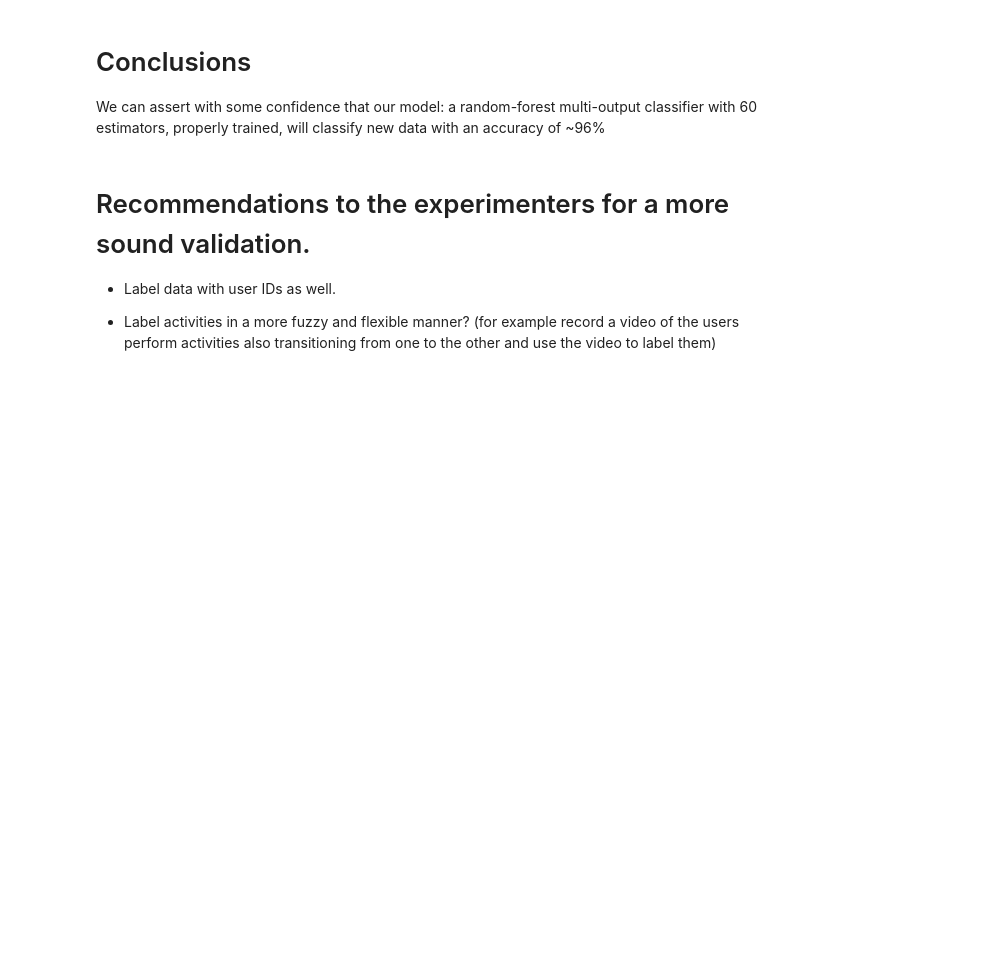
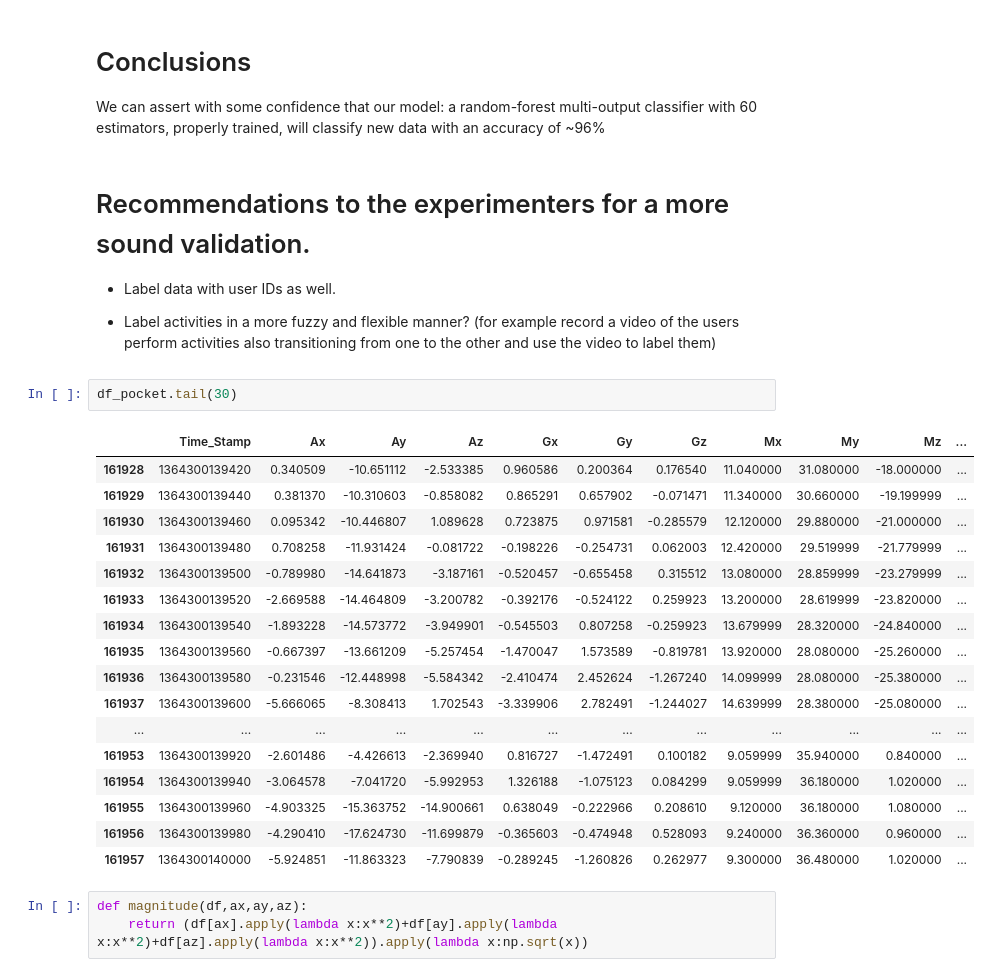
Before and after one commit to AndreaMassari/activity_recognition, a Jupyter notebook: Activity_Recognition.ipynb, the cells around one changed output. Saved outputs shown, nothing was run; the diff lists cells and outputs as text; blank space fills up the shorter version.

```diff
--- a/Activity_Recognition.ipynb
+++ b/Activity_Recognition.ipynb
@@ -391,3 +467,26 @@ We can assert with some confidence that our model: a random-forest multi-output
 - Label data with user IDs as well.
 
 - Label activities in a more fuzzy and flexible manner? (for example record a video of the users perform activities also transitioning from one to the other and use the video to label them)
+# %%
+df_pocket.tail(30)
+# %% [output]
+|  | Time_Stamp | Ax | Ay | Az | Gx | Gy | Gz | Mx | My | Mz | ... |
+| 161928 | 1364300139420 | 0.340509 | -10.651112 | -2.533385 | 0.960586 | 0.200364 | 0.176540 | 11.040000 | 31.080000 | -18.000000 | ... |
+| 161929 | 1364300139440 | 0.381370 | -10.310603 | -0.858082 | 0.865291 | 0.657902 | -0.071471 | 11.340000 | 30.660000 | -19.199999 | ... |
+| 161930 | 1364300139460 | 0.095342 | -10.446807 | 1.089628 | 0.723875 | 0.971581 | -0.285579 | 12.120000 | 29.880000 | -21.000000 | ... |
+| 161931 | 1364300139480 | 0.708258 | -11.931424 | -0.081722 | -0.198226 | -0.254731 | 0.062003 | 12.420000 | 29.519999 | -21.779999 | ... |
+| 161932 | 1364300139500 | -0.789980 | -14.641873 | -3.187161 | -0.520457 | -0.655458 | 0.315512 | 13.080000 | 28.859999 | -23.279999 | ... |
+| 161933 | 1364300139520 | -2.669588 | -14.464809 | -3.200782 | -0.392176 | -0.524122 | 0.259923 | 13.200000 | 28.619999 | -23.820000 | ... |
+| 161934 | 1364300139540 | -1.893228 | -14.573772 | -3.949901 | -0.545503 | 0.807258 | -0.259923 | 13.679999 | 28.320000 | -24.840000 | ... |
+| 161935 | 1364300139560 | -0.667397 | -13.661209 | -5.257454 | -1.470047 | 1.573589 | -0.819781 | 13.920000 | 28.080000 | -25.260000 | ... |
+| 161936 | 1364300139580 | -0.231546 | -12.448998 | -5.584342 | -2.410474 | 2.452624 | -1.267240 | 14.099999 | 28.080000 | -25.380000 | ... |
+| 161937 | 1364300139600 | -5.666065 | -8.308413 | 1.702543 | -3.339906 | 2.782491 | -1.244027 | 14.639999 | 28.380000 | -25.080000 | ... |
+| ... | ... | ... | ... | ... | ... | ... | ... | ... | ... | ... | ... |
+| 161953 | 1364300139920 | -2.601486 | -4.426613 | -2.369940 | 0.816727 | -1.472491 | 0.100182 | 9.059999 | 35.940000 | 0.840000 | ... |
+| 161954 | 1364300139940 | -3.064578 | -7.041720 | -5.992953 | 1.326188 | -1.075123 | 0.084299 | 9.059999 | 36.180000 | 1.020000 | ... |
+| 161955 | 1364300139960 | -4.903325 | -15.363752 | -14.900661 | 0.638049 | -0.222966 | 0.208610 | 9.120000 | 36.180000 | 1.080000 | ... |
+| 161956 | 1364300139980 | -4.290410 | -17.624730 | -11.699879 | -0.365603 | -0.474948 | 0.528093 | 9.240000 | 36.360000 | 0.960000 | ... |
+| 161957 | 1364300140000 | -5.924851 | -11.863323 | -7.790839 | -0.289245 | -1.260826 | 0.262977 | 9.300000 | 36.480000 | 1.020000 | ... |
+# %%
+def magnitude(df,ax,ay,az):
+    return (df[ax].apply(lambda x:x**2)+df[ay].apply(lambda x:x**2)+df[az].apply(lambda x:x**2)).apply(lambda x:np.sqrt(x))
```
Also changed, not shown: parts of 15 cells of this notebook.
